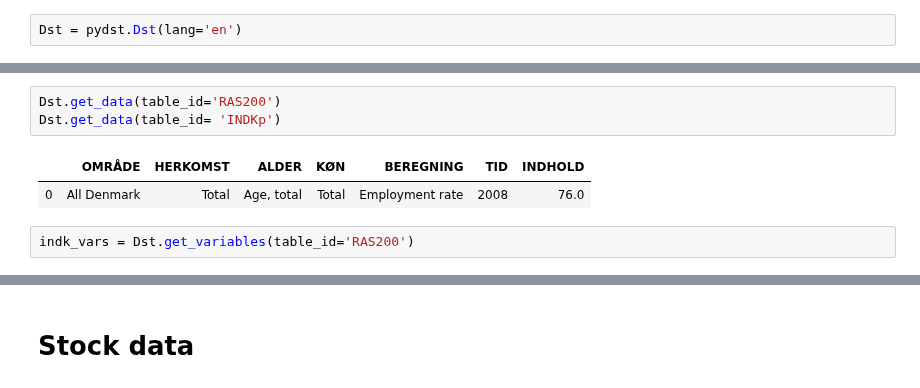
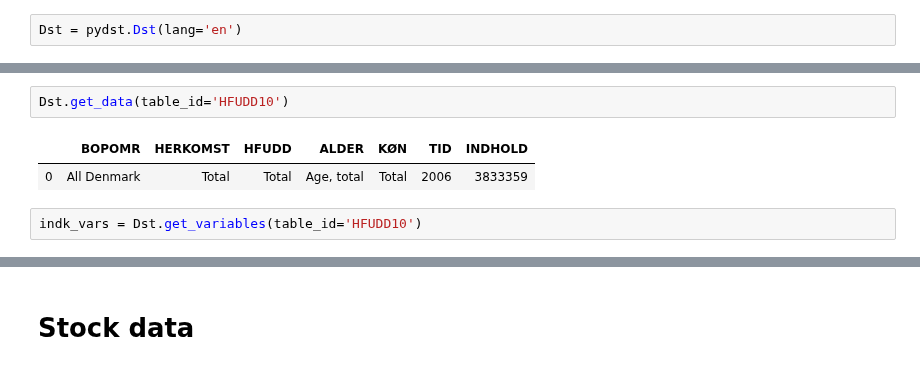
Before and after one commit to NumEconCopenhagen/projects-2020-jop, a Jupyter notebook: dataproject/dataproject.ipynb, the cells around one changed output, grey strips where cells are left out. Drawn from its saved outputs; the diff is of its cells as text.

```diff
--- a/dataproject/dataproject.ipynb
+++ b/dataproject/dataproject.ipynb
@@ -141,11 +100,10 @@ Dst.get_tables(subjects=['04']).sample(20)
 # %%
-Dst.get_data(table_id='RAS200')
-Dst.get_data(table_id= 'INDKp')
+Dst.get_data(table_id='HFUDD10')
 # %% [output]
-|  | OMRÅDE | HERKOMST | ALDER | KØN | BEREGNING | TID | INDHOLD |
-| 0 | All Denmark | Total | Age, total | Total | Employment rate | 2008 | 76.0 |
+|  | BOPOMR | HERKOMST | HFUDD | ALDER | KØN | TID | INDHOLD |
+| 0 | All Denmark | Total | Total | Age, total | Total | 2006 | 3833359 |
 # %%
-indk_vars = Dst.get_variables(table_id='RAS200')
+indk_vars = Dst.get_variables(table_id='HFUDD10')
 # %%
 indk_vars
 # %% [output]
```
Also changed, not shown: parts of 20 cells of this notebook.
